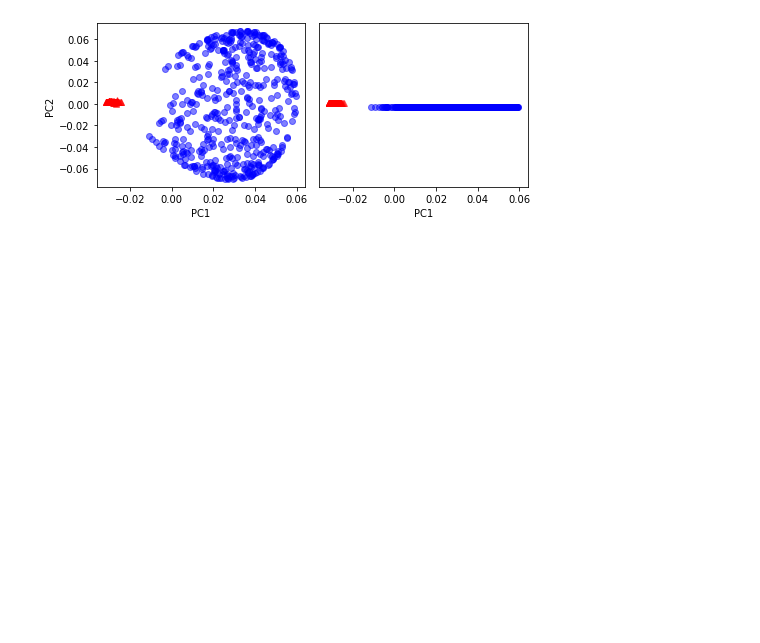
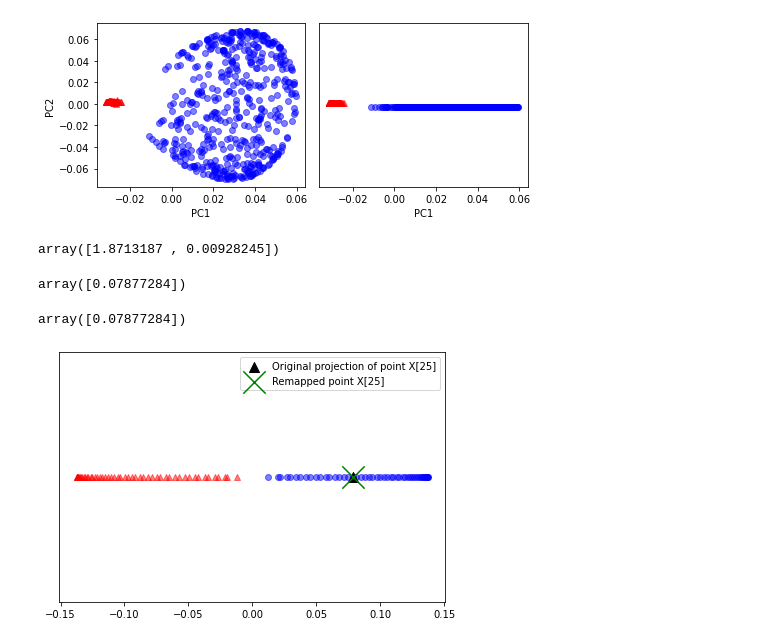
Before and after one commit to slevgolo/book-python-machine-learning, a Jupyter notebook: application/app/Chapter5/pca.ipynb, the cells around one changed output. Saved outputs shown, nothing was run; the diff lists cells and outputs as text; code cells hidden in the pictures; blank space fills up the shorter version.

```diff
--- a/application/app/Chapter5/pca.ipynb
+++ b/application/app/Chapter5/pca.ipynb
@@ -286,0 +346,32 @@ plt.show()
+# %%
+# new datapoint
+x_new = X[25]
+x_new
+# %% [output]
+array([1.8713187 , 0.00928245])
+# %%
+x_proj = alphas[25]
+x_proj
+# %% [output]
+array([0.07877284])
+# %%
+def project_x(x_new, X, gamma, alphas, lambdas):
+    pair_dist = np.array([np.sum((x_new-row)**2) for row in X])
+    k = np.exp(-gamma * pair_dist)
+    return k.dot(alphas / lambdas)
+# %%
+x_reproj = project_x(x_new, X, gamma=15, alphas=alphas, lambdas=lambdas)
+x_reproj
+# %% [output]
+array([0.07877284])
+# %%
+plt.scatter(alphas[y==0, 0], np.zeros((50)), color='red', marker='^', alpha=0.5)
+plt.scatter(alphas[y==1, 0], np.zeros((50)), color='blue', marker='o', alpha=0.5)
+plt.scatter(x_proj, 0, color='black', label='Original projection of point X[25]',  marker='^', s=100)
+plt.scatter(x_reproj, 0, color='green', label='Remapped point X[25]', marker='x', s=500)
+plt.yticks([], [])
+plt.legend(scatterpoints=1)
+plt.tight_layout()
+plt.show()
+# %% [output]
+[figure, added]
```
Also changed, not shown: parts of 3 cells of this notebook.
